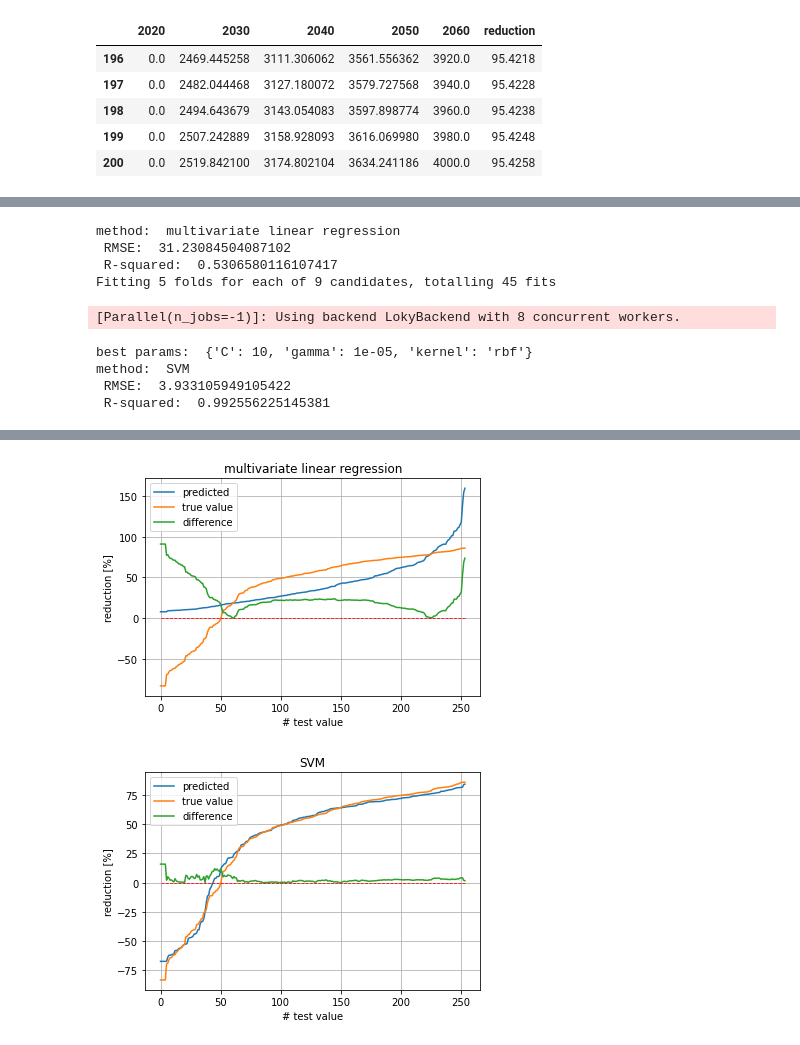
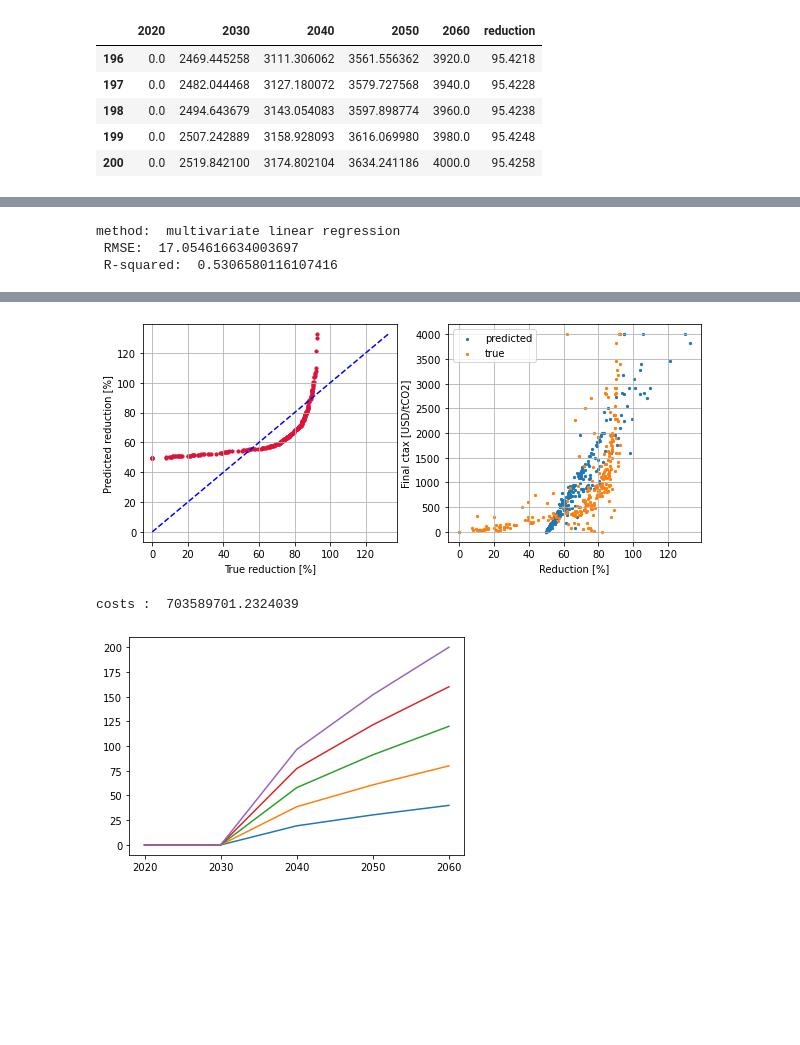
Before and after one commit to TVHTE/PBL_Code, a Jupyter notebook: Emulator/main_emulator.ipynb, the cells around one changed output, grey strips where cells are left out. Drawn from its saved outputs; the diff is of its cells as text; code cells hidden in the pictures; blank space fills up the shorter version.

Commit message:
costs can now be calculated!

```diff
--- a/Emulator/main_emulator.ipynb
+++ b/Emulator/main_emulator.ipynb
@@ -95,7 +98,7 @@ reload(prepare_paths)
 # load reduction from azure output
 emissions = pd.read_csv('C:/Users/toonv/Documents/PBL/Data/co2tax_total.csv')
 years = [1971, 1981, 1991, 2001, 2011, 2021, 2031, 2041, 2051, 2061, 2071, 2081, 2091, 2100]
-columns = ['region', 'ctax_index'] + years  # dont know how to set headers for multi-index
+columns = ['ctax_index', 'region'] + years  # dont know how to set headers for multi-index
 emissions.columns = columns
 
 baseline = emissions.loc[emissions.ctax_index == 0]
@@ -105,6 +108,8 @@ ctax_paths = pd.read_excel('C:/Users/toonv/Documents/PBL/Data/IAMC_paths/all_cta
 ctax_paths.index.name = 'ctax_index'
 
 # functie met jaar en regio geeft dataframe met paths en reducties (%)
-data_for_emulator = prepare_paths.combine_azure_ctax(year, region, ctax_paths, reductions, baseline)
+data_for_emulator = prepare_paths.combine_azure_ctax(year, region, ctax_paths, emissions, baseline)
 
 # prepare_paths.plot_MAC(data_for_emulator)
+
+data_for_emulator.tail()
@@ -245,6 +203,7 @@ x = emulate.CtaxRedEmulator(lin_paths, data_for_emulator, test_size)
 # multi linear regression model
 multi_lin_regr_mod = x.train_ctax_MLR()
 multi_lin_plot = x.test_regr(multi_lin_regr_mod)
+x.scatter_and_mac(multi_lin_regr_mod)
 
 # polynomial regression model
 # degree = 3
@@ -271,8 +230,9 @@ multi_lin_plot = x.test_regr(multi_lin_regr_mod)
 # forest_plot = x.test_regr(regr_forest)
 
 # SVM
-svm_regr = x.train_SVM()
-svm_plot = x.test_regr(svm_regr)
+# svm_regr = x.train_SVM()
+# svm_plot = x.test_regr(svm_regr)
+# x.scatter_and_mac(svm_regr)
 
 # # MLPRegressor
 # MLP_regr = x.train_MLPRegressor()
@@ -282,11 +242,5 @@ svm_plot = x.test_regr(svm_regr)
 # TF_regr = x.train_TF()
 # %% [output]
 method:  multivariate linear regression
- RMSE:  31.23084504087102
- R-squared:  0.5306580116107417
-Fitting 5 folds for each of 9 candidates, totalling 45 fits
+ RMSE:  17.054616634003697
+ R-squared:  0.5306580116107416
-[Parallel(n_jobs=-1)]: Using backend LokyBackend with 8 concurrent workers.
-best params:  {'C': 10, 'gamma': 1e-05, 'kernel': 'rbf'}
-method:  SVM
- RMSE:  3.933105949105422
- R-squared:  0.992556225145381
@@ -294,2 +247,13 @@ method:  SVM
-[figure, old version]
+[figure, new version]
-[figure, removed]
+# %%
+"""
+calculate miti costs
+"""
+reload(emulate)
+
+emu_method = 'SVM'
+step_ctax = 40
+x.calc_miti_costs(emu_method, region, step_ctax, emissions, baseline, data_for_emulator)
+# %% [output]
+costs :  703589701.2324039
+[figure, added]
```
Also changed, not shown: parts of 4 cells of this notebook, 5 other files.
